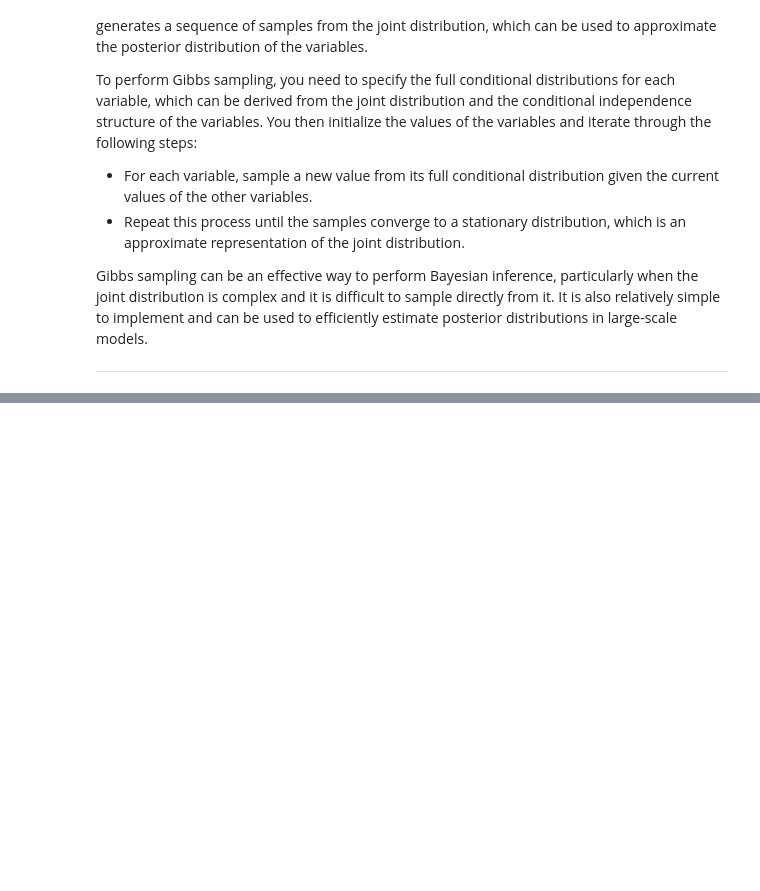
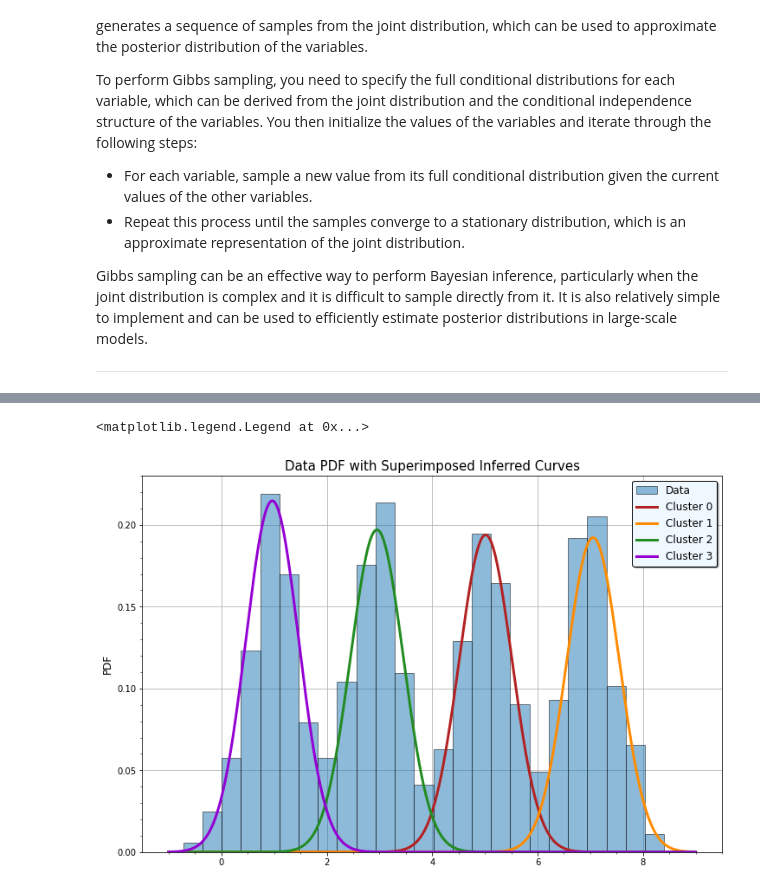
Before and after one commit to AndreaLazzari/InformationTheory-Inference, a Jupyter notebook: Exercize6_GibbsSampling/Gibbs_Sampling.ipynb, the cells around one changed output, grey strips where cells are left out. Cells and saved outputs as stored; diff of their text form; code cells hidden in the pictures; blank space fills up the shorter version.

```diff
--- a/Exercize6_GibbsSampling/Gibbs_Sampling.ipynb
+++ b/Exercize6_GibbsSampling/Gibbs_Sampling.ipynb
@@ -210,0 +249,22 @@ Z_i_try2 = np.random.choice([0,1,2,3], p = [0.5 , 0.2 , 0.2 , 0.1] , size = len(
+# %%
+# Visualizing the data
+
+x_axis = np.linspace(-1, 9, 10000)
+
+fig, ax = plt.subplots(1, 1, figsize=(12, 8))
+ax.hist(dataset, bins=np.arange(np.min(dataset) - 0.2 , np.max(dataset) + 0.2 , 0.365),
+        density=True, alpha = 0.5, edgecolor='black', zorder = 2, label='Data')
+ax.grid(zorder = 1)
+ax.minorticks_on()
+ax.set_title('Data PDF with Superimposed Inferred Curves', fontsize = 15)
+ax.set_ylabel('PDF', fontsize = 12)
+
+colors = ['firebrick', 'darkorange', 'forestgreen', 'darkviolet']
+for i in range(K):
+    ax.plot(x_axis, pk_list[-1][i]*scipy.stats.norm.pdf(x_axis, loc=mu_list[-1][i], scale=0.5), color = colors[i],
+            zorder = 3, label = f'Cluster {i}', linewidth = 3)
+
+ax.legend(facecolor = 'aliceblue', shadow = True, edgecolor = 'black', fontsize = 12)
+# %% [output]
+<matplotlib.legend.Legend at 0x...>
+[figure, added]
```
Also changed, not shown: parts of 16 cells of this notebook.
